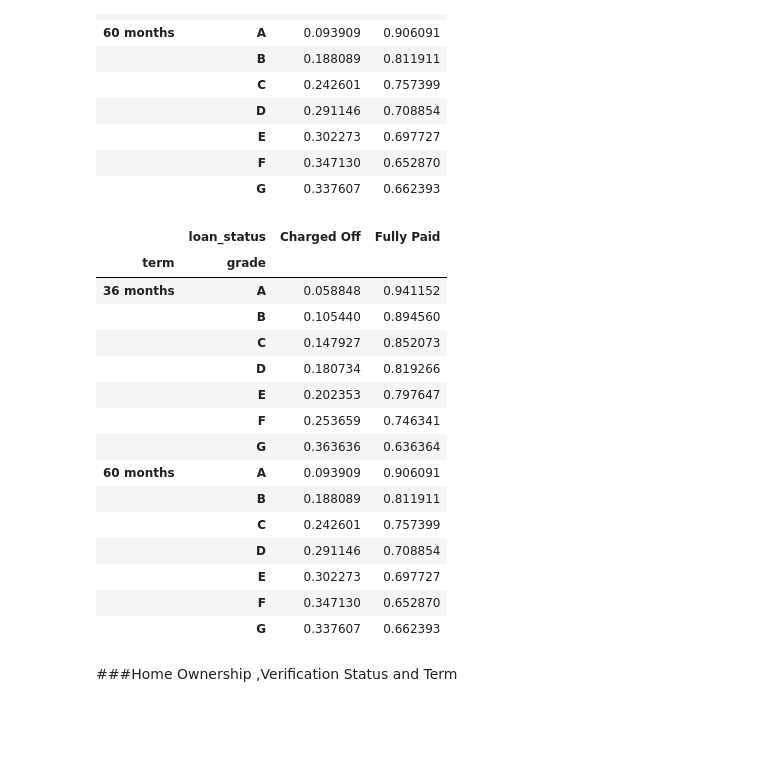
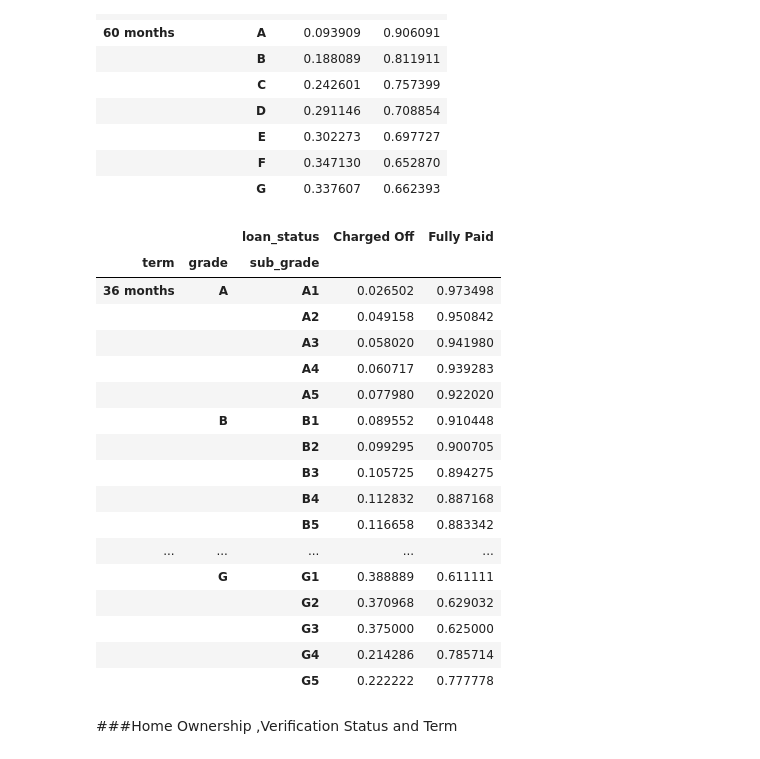
Before and after one commit to karthikmnkrishna/Loan-default-prediction, a Jupyter notebook: Lending_case_Study_combine.ipynb, the cells around one changed output. Cells and saved outputs as stored; diff of their text form; code cells hidden in the pictures; blank space fills up the shorter version.

```diff
--- a/Lending_case_Study_combine.ipynb
+++ b/Lending_case_Study_combine.ipynb
@@ -1573,25 +1573,29 @@ pd.crosstab(index = [loans.term ,loans.grade] , columns = loans.loan_status , va
 |  | F | 0.347130 | 0.652870 |
 |  | G | 0.337607 | 0.662393 |
 # %%
-pd.crosstab(index = [loans.term ,loans.grade] , columns = loans.loan_status , values = loans.loan_amnt, aggfunc = 'count' , normalize= 'index')
+
+
+pd.crosstab(index = [loans.term ,loans.grade,loans.sub_grade] , columns = loans.loan_status , values = loans.loan_amnt, aggfunc = 'count' , normalize= 'index')
 #.stack().reset_index().rename(columns={0:'value'})
 # %% [output]
-|  | loan_status | Charged Off | Fully Paid |
-| term | grade |  |  |
-| 36 months | A | 0.058848 | 0.941152 |
-|  | B | 0.105440 | 0.894560 |
-|  | C | 0.147927 | 0.852073 |
-|  | D | 0.180734 | 0.819266 |
-|  | E | 0.202353 | 0.797647 |
-|  | F | 0.253659 | 0.746341 |
-|  | G | 0.363636 | 0.636364 |
-| 60 months | A | 0.093909 | 0.906091 |
-|  | B | 0.188089 | 0.811911 |
-|  | C | 0.242601 | 0.757399 |
-|  | D | 0.291146 | 0.708854 |
-|  | E | 0.302273 | 0.697727 |
-|  | F | 0.347130 | 0.652870 |
-|  | G | 0.337607 | 0.662393 |
+|  |  | loan_status | Charged Off | Fully Paid |
+| term | grade | sub_grade |  |  |
+| 36 months | A | A1 | 0.026502 | 0.973498 |
+|  |  | A2 | 0.049158 | 0.950842 |
+|  |  | A3 | 0.058020 | 0.941980 |
+|  |  | A4 | 0.060717 | 0.939283 |
+|  |  | A5 | 0.077980 | 0.922020 |
+|  | B | B1 | 0.089552 | 0.910448 |
+|  |  | B2 | 0.099295 | 0.900705 |
+|  |  | B3 | 0.105725 | 0.894275 |
+|  |  | B4 | 0.112832 | 0.887168 |
+|  |  | B5 | 0.116658 | 0.883342 |
+| ... | ... | ... | ... | ... |
+|  | G | G1 | 0.388889 | 0.611111 |
+|  |  | G2 | 0.370968 | 0.629032 |
+|  |  | G3 | 0.375000 | 0.625000 |
+|  |  | G4 | 0.214286 | 0.785714 |
+|  |  | G5 | 0.222222 | 0.777778 |
 # %% [markdown]
 ###Home Ownership ,Verification Status and Term
 # %%
```
